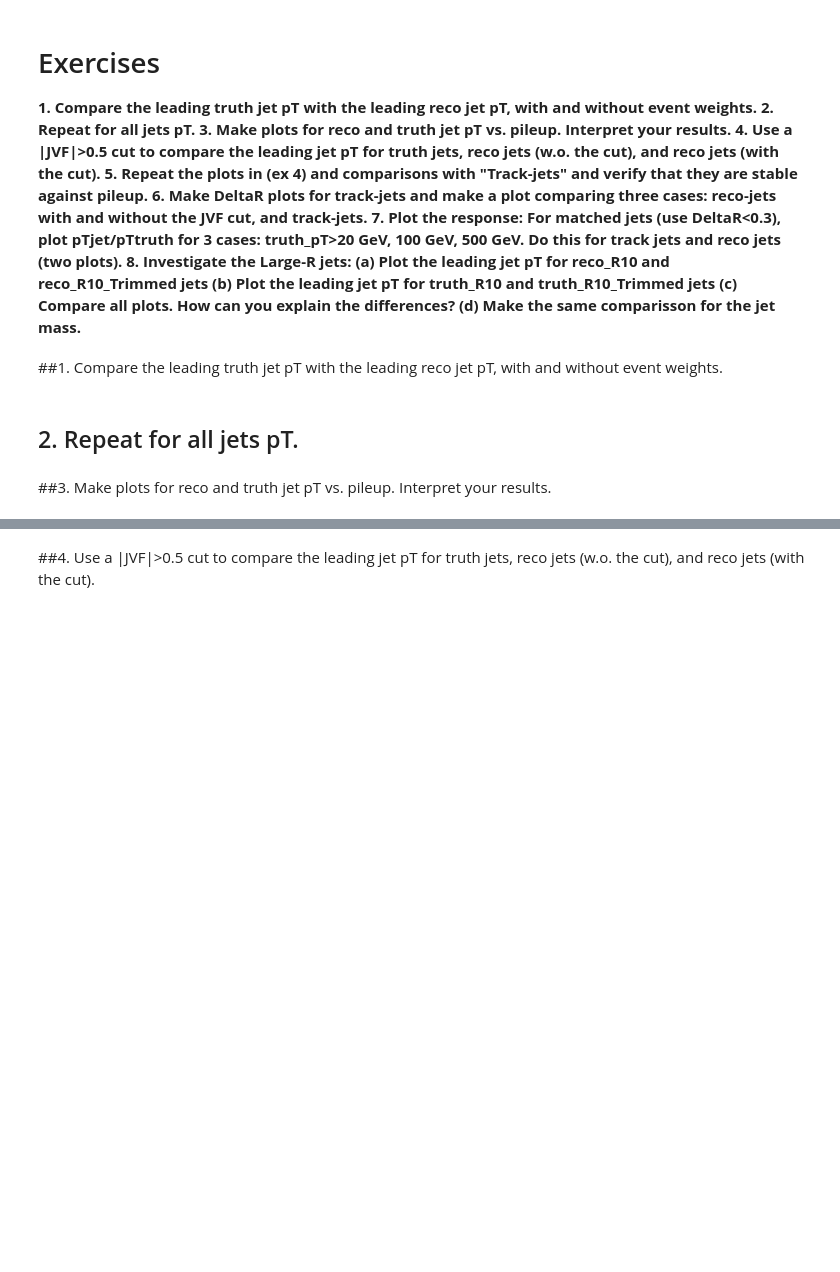
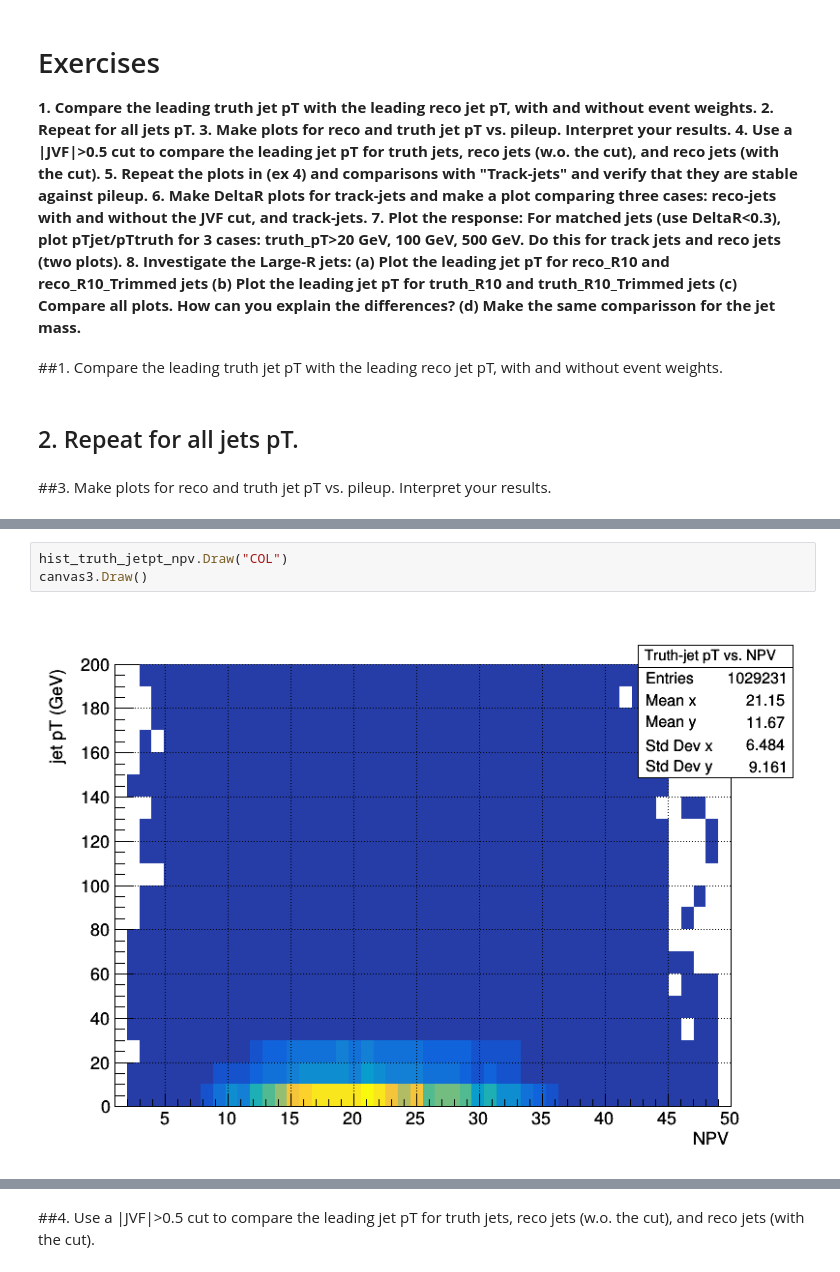
Before and after one commit to cfrc2694/HEP_Exercises, a Jupyter notebook: 02_Jets.ipynb, the cells around one changed output, grey strips where cells are left out. Cells and saved outputs as stored; diff of their text form; blank space fills up the shorter version.

```diff
--- a/02_Jets.ipynb
+++ b/02_Jets.ipynb
@@ -261,0 +310,5 @@ canvas2.Draw();
+# %%
+hist_truth_jetpt_npv.Draw("COL")
+canvas3.Draw()
+# %% [output]
+[figure, added]
```
Also changed, not shown: parts of 13 cells of this notebook.
